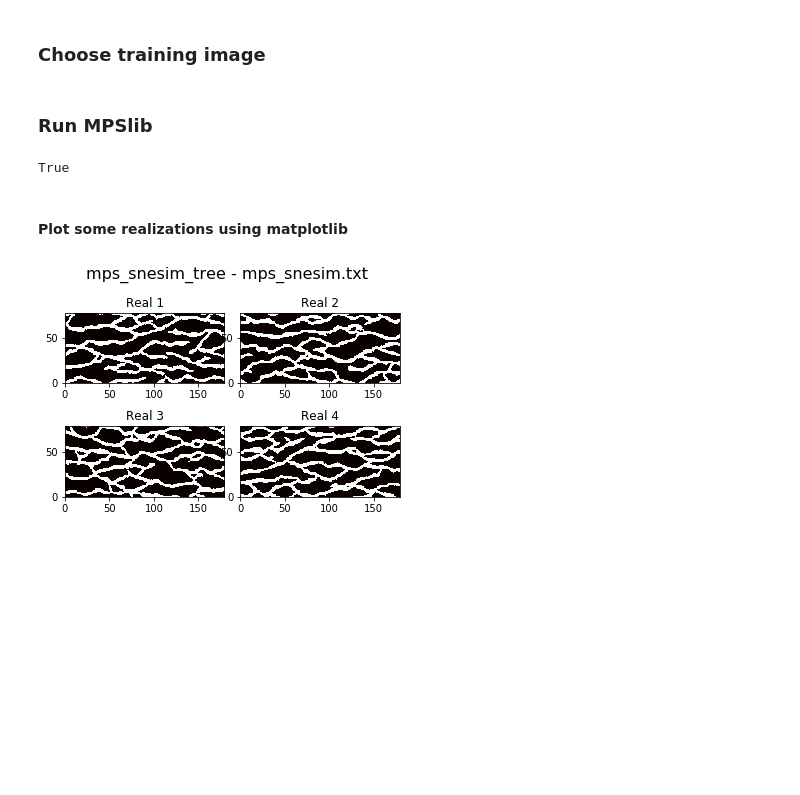
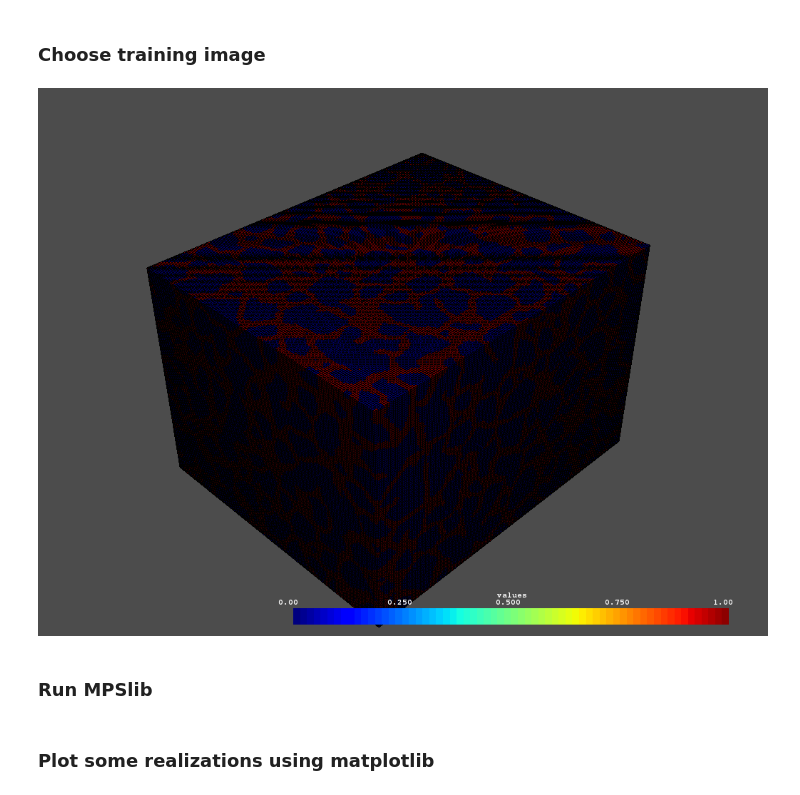
Before and after one commit to cultpenguin/sippi-all, a Jupyter notebook: scikit-mps/examples/mpslib_getting_started.ipynb, the cells around one changed output. Cells and saved outputs as stored; diff of their text form; code cells hidden in the pictures; blank space fills up the shorter version.

```diff
--- a/scikit-mps/examples/mpslib_getting_started.ipynb
+++ b/scikit-mps/examples/mpslib_getting_started.ipynb
@@ -21,5 +21,10 @@ O.par['simulation_grid_size']=np.array([180,80,1])
 ### Choose training image
 # %%
 
-TI, TI_filename = mps.trainingimages.strebelle(di=2, coarse3d=1)
+#TI, TI_filename = mps.trainingimages.strebelle(di=2, coarse3d=1)
+TI, TI_filename = mps.trainingimages.rot90()
 O.par['ti_fnam']=TI_filename
+
+O.plot_ti()
+# %% [output]
+[figure, added]
@@ -27,12 +35,8 @@ O.par['ti_fnam']=TI_filename
 ### Run MPSlib
 # %%
 O.run()
-# %% [output]
-True
 # %% [markdown]
-#### Plot some realizations using matplotlib
+### Plot some realizations using matplotlib
 # %%
 O.plot_reals()
-# %% [output]
-[figure, removed]
 # %% [markdown]
```
Also changed, not shown: parts of 3 cells of this notebook, 10 other files.
